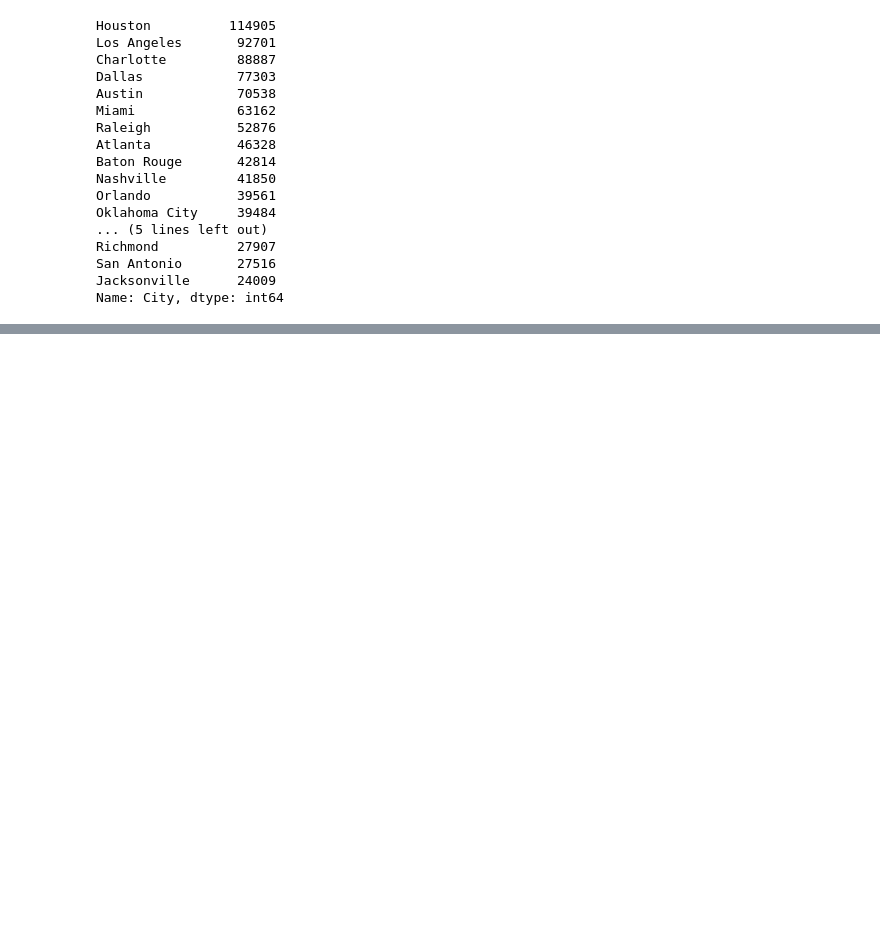
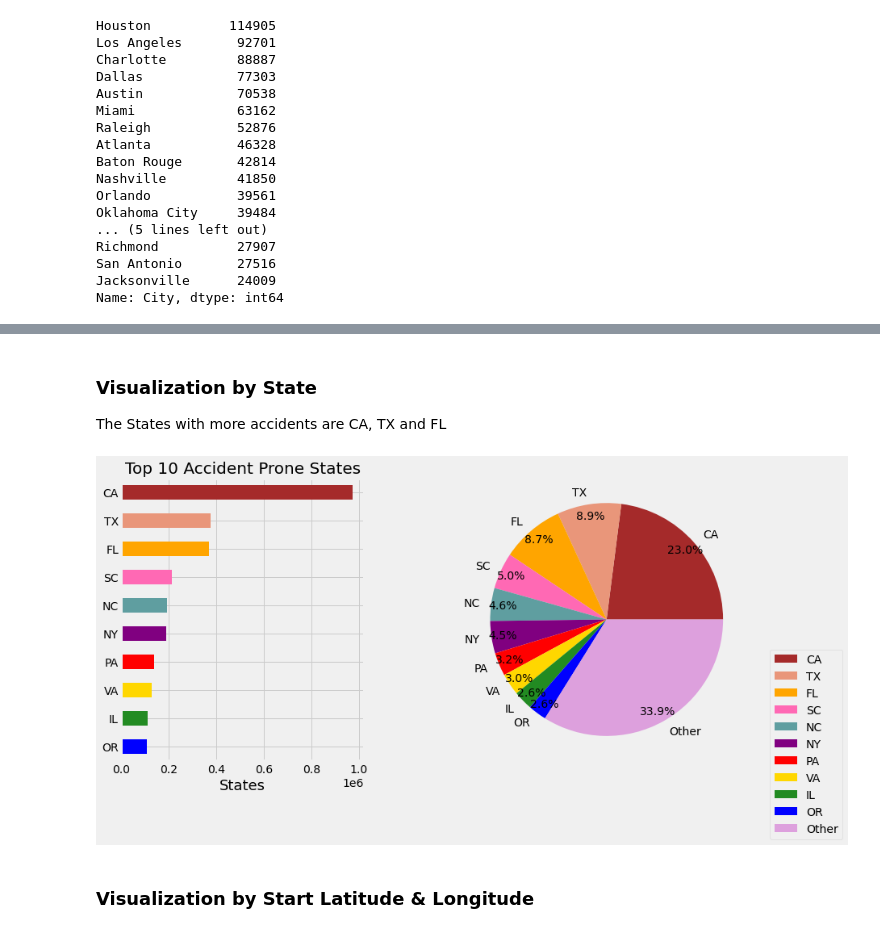
Before and after one commit to maegop/Exploratory-Data-Analysis-for-US-Accidents, a Jupyter notebook: EDA_US_Accidents.ipynb, the cells around one changed output, grey strips where cells are left out. Drawn from its saved outputs; the diff is of its cells as text; code cells hidden in the pictures; blank space fills up the shorter version.

```diff
--- a/EDA_US_Accidents.ipynb
+++ b/EDA_US_Accidents.ipynb
@@ -216,0 +262,30 @@ cities_by_accident[:20].plot(kind='barh')
+# %% [markdown]
+### Visualization by State
+The States with more accidents are CA, TX and FL
+# %%
+fig,ax=plt.subplots(1,2,figsize=(12,6))
+
+#Bar Plotting
+clr = ("blue", "forestgreen", "gold", "red", "purple",'cadetblue','hotpink','orange','darksalmon','brown')
+df.State.value_counts().sort_values(ascending=False)[:10].sort_values().plot(kind='barh',color=clr,ax=ax[0])
+ax[0].set_title("Top 10 Accident Prone States",size=20)
+ax[0].set_xlabel('States',size=18)
+
+# Pie Chart Plotting
+count=df['State'].value_counts()
+groups=list(df['State'].value_counts().index)[:10]
+counts=list(count[:10])
+counts.append(count.agg(sum)-count[:10].agg('sum'))
+groups.append('Other')
+type_dict=pd.DataFrame({"group":groups,"counts":counts})
+clr1=('brown','darksalmon','orange','hotpink','cadetblue','purple','red','gold','forestgreen','blue','plum')
+qx = type_dict.plot(kind='pie', y='counts', labels=groups,colors=clr1,autopct='%1.1f%%', pctdistance=0.9, radius=1.2,ax=ax[1])
+plt.legend(loc=0, bbox_to_anchor=(1.15,0.4))
+plt.subplots_adjust(wspace =0.5, hspace =0)
+plt.ioff()
+plt.ylabel('')
+pass
+# %% [output]
+[figure, added]
+# %% [markdown]
+### Visualization by Start Latitude & Longitude
```
Also changed, not shown: parts of 19 cells of this notebook.
